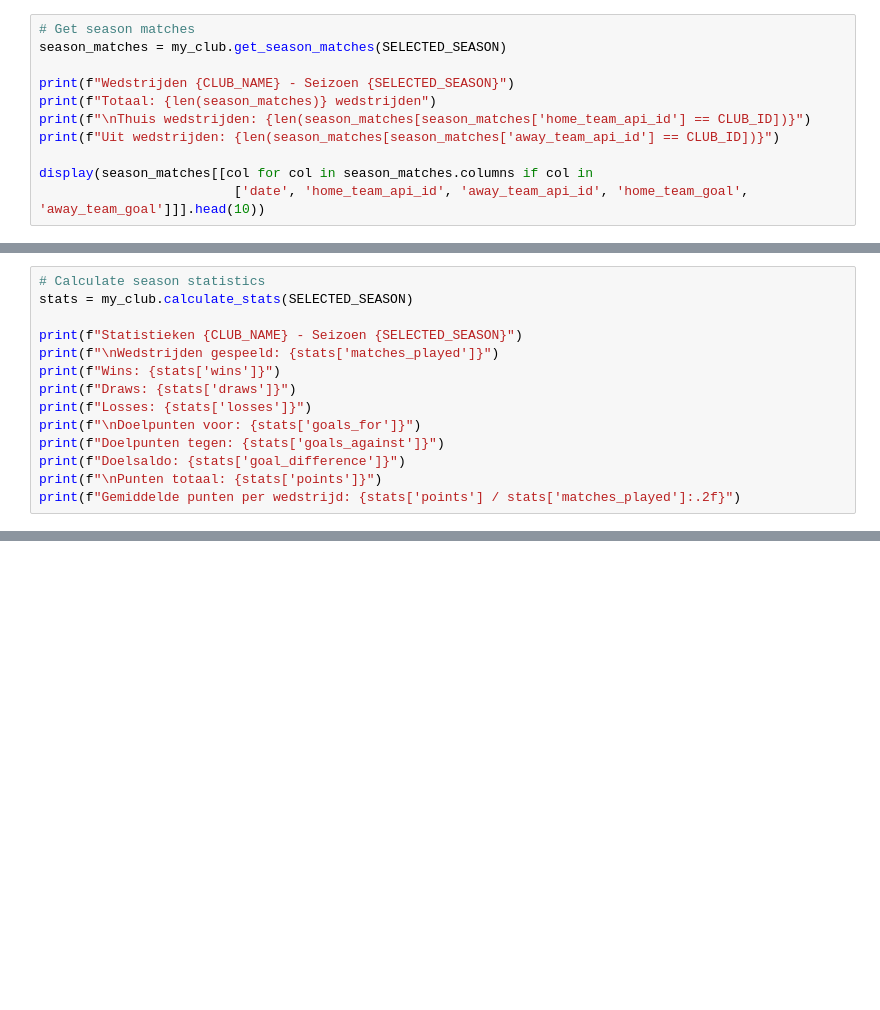
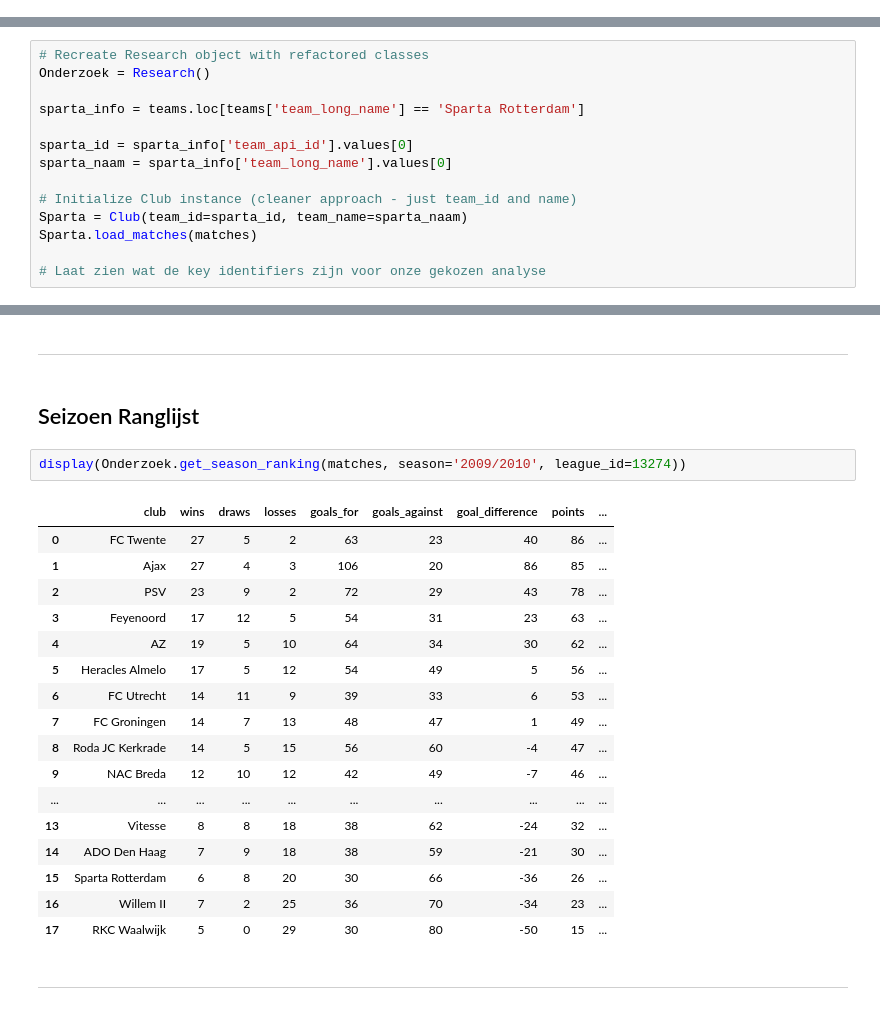
Before and after one commit to EchoinSilences/Datalab2, a Jupyter notebook: Report.ipynb, the cells around one changed output, grey strips where cells are left out. Cells and saved outputs as stored; diff of their text form; blank space fills up the shorter version.

```diff
--- a/Report.ipynb
+++ b/Report.ipynb
@@ -182,11 +0,0 @@ print(f"Seasons available: {my_club.matches_df['season'].unique()}")
-# %%
-# Get season matches
-season_matches = my_club.get_season_matches(SELECTED_SEASON)
-
-print(f"Wedstrijden {CLUB_NAME} - Seizoen {SELECTED_SEASON}")
-print(f"Totaal: {len(season_matches)} wedstrijden")
-print(f"\nThuis wedstrijden: {len(season_matches[season_matches['home_team_api_id'] == CLUB_ID])}")
-print(f"Uit wedstrijden: {len(season_matches[season_matches['away_team_api_id'] == CLUB_ID])}")
-
-display(season_matches[[col for col in season_matches.columns if col in
-                         ['date', 'home_team_api_id', 'away_team_api_id', 'home_team_goal', 'away_team_goal']]].head(10))
@@ -195,14 +0,0 @@ display(season_matches[[col for col in season_matches.columns if col in
-# %%
-# Calculate season statistics
-stats = my_club.calculate_stats(SELECTED_SEASON)
-
-print(f"Statistieken {CLUB_NAME} - Seizoen {SELECTED_SEASON}")
-print(f"\nWedstrijden gespeeld: {stats['matches_played']}")
-print(f"Wins: {stats['wins']}")
-print(f"Draws: {stats['draws']}")
-print(f"Losses: {stats['losses']}")
-print(f"\nDoelpunten voor: {stats['goals_for']}")
-print(f"Doelpunten tegen: {stats['goals_against']}")
-print(f"Doelsaldo: {stats['goal_difference']}")
-print(f"\nPunten totaal: {stats['points']}")
-print(f"Gemiddelde punten per wedstrijd: {stats['points'] / stats['matches_played']:.2f}")
@@ -343,0 +390,14 @@ plt.show()
+# %%
+# Recreate Research object with refactored classes
+Onderzoek = Research()
+
+sparta_info = teams.loc[teams['team_long_name'] == 'Sparta Rotterdam']
+
+sparta_id = sparta_info['team_api_id'].values[0]
+sparta_naam = sparta_info['team_long_name'].values[0]
+
+# Initialize Club instance (cleaner approach - just team_id and name)
+Sparta = Club(team_id=sparta_id, team_name=sparta_naam)
+Sparta.load_matches(matches)
+
+# Laat zien wat de key identifiers zijn voor onze gekozen analyse
@@ -343,0 +435,26 @@ plt.show()
+# %% [markdown]
+---
+# %% [markdown]
+## Seizoen Ranglijst
+# %%
+display(Onderzoek.get_season_ranking(matches, season='2009/2010', league_id=13274))
+# %% [output]
+|  | club | wins | draws | losses | goals_for | goals_against | goal_difference | points | ... |
+| 0 | FC Twente | 27 | 5 | 2 | 63 | 23 | 40 | 86 | ... |
+| 1 | Ajax | 27 | 4 | 3 | 106 | 20 | 86 | 85 | ... |
+| 2 | PSV | 23 | 9 | 2 | 72 | 29 | 43 | 78 | ... |
+| 3 | Feyenoord | 17 | 12 | 5 | 54 | 31 | 23 | 63 | ... |
+| 4 | AZ | 19 | 5 | 10 | 64 | 34 | 30 | 62 | ... |
+| 5 | Heracles Almelo | 17 | 5 | 12 | 54 | 49 | 5 | 56 | ... |
+| 6 | FC Utrecht | 14 | 11 | 9 | 39 | 33 | 6 | 53 | ... |
+| 7 | FC Groningen | 14 | 7 | 13 | 48 | 47 | 1 | 49 | ... |
+| 8 | Roda JC Kerkrade | 14 | 5 | 15 | 56 | 60 | -4 | 47 | ... |
+| 9 | NAC Breda | 12 | 10 | 12 | 42 | 49 | -7 | 46 | ... |
+| ... | ... | ... | ... | ... | ... | ... | ... | ... | ... |
+| 13 | Vitesse | 8 | 8 | 18 | 38 | 62 | -24 | 32 | ... |
+| 14 | ADO Den Haag | 7 | 9 | 18 | 38 | 59 | -21 | 30 | ... |
+| 15 | Sparta Rotterdam | 6 | 8 | 20 | 30 | 66 | -36 | 26 | ... |
+| 16 | Willem II | 7 | 2 | 25 | 36 | 70 | -34 | 23 | ... |
+| 17 | RKC Waalwijk | 5 | 0 | 29 | 30 | 80 | -50 | 15 | ... |
+# %% [markdown]
+---
```
Also changed, not shown: parts of 47 cells of this notebook.
